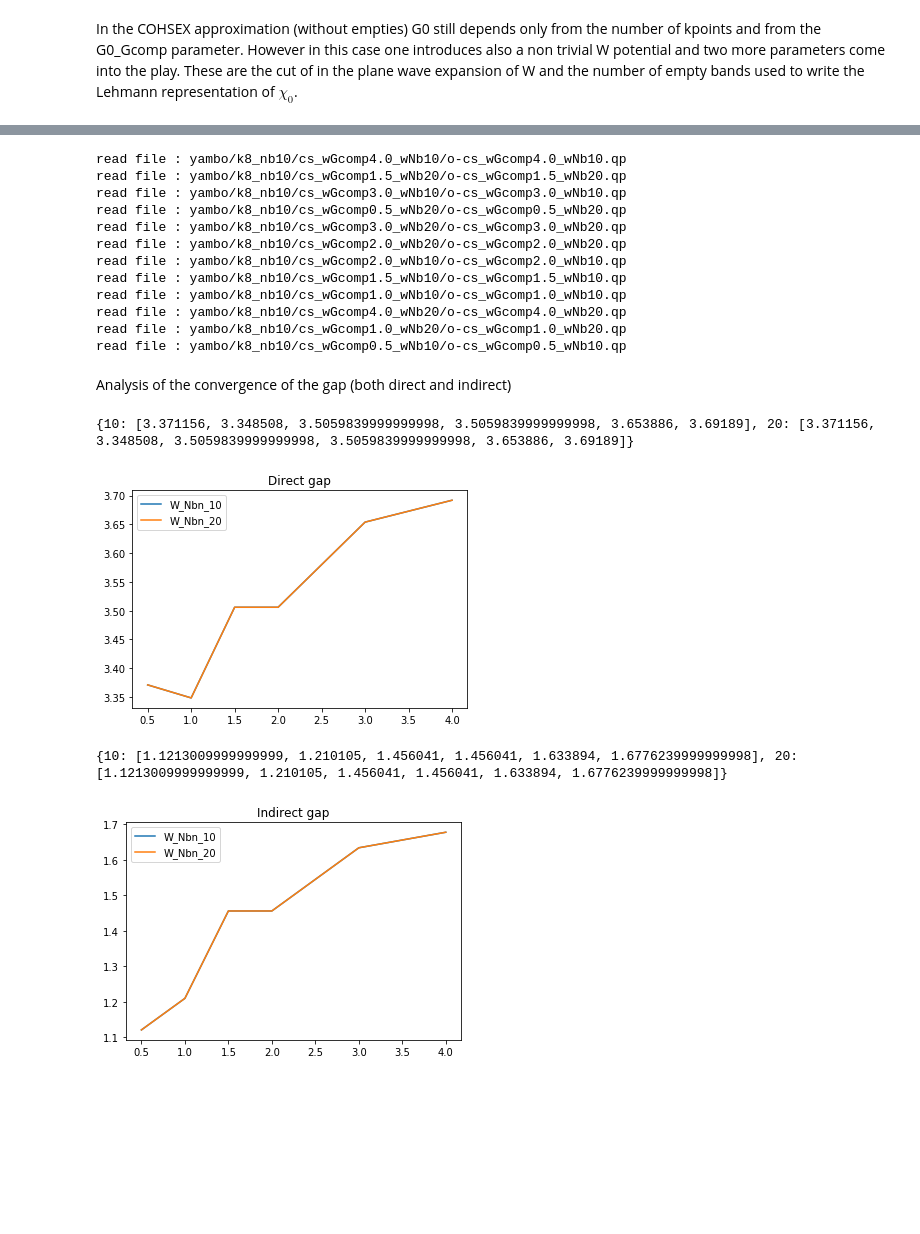
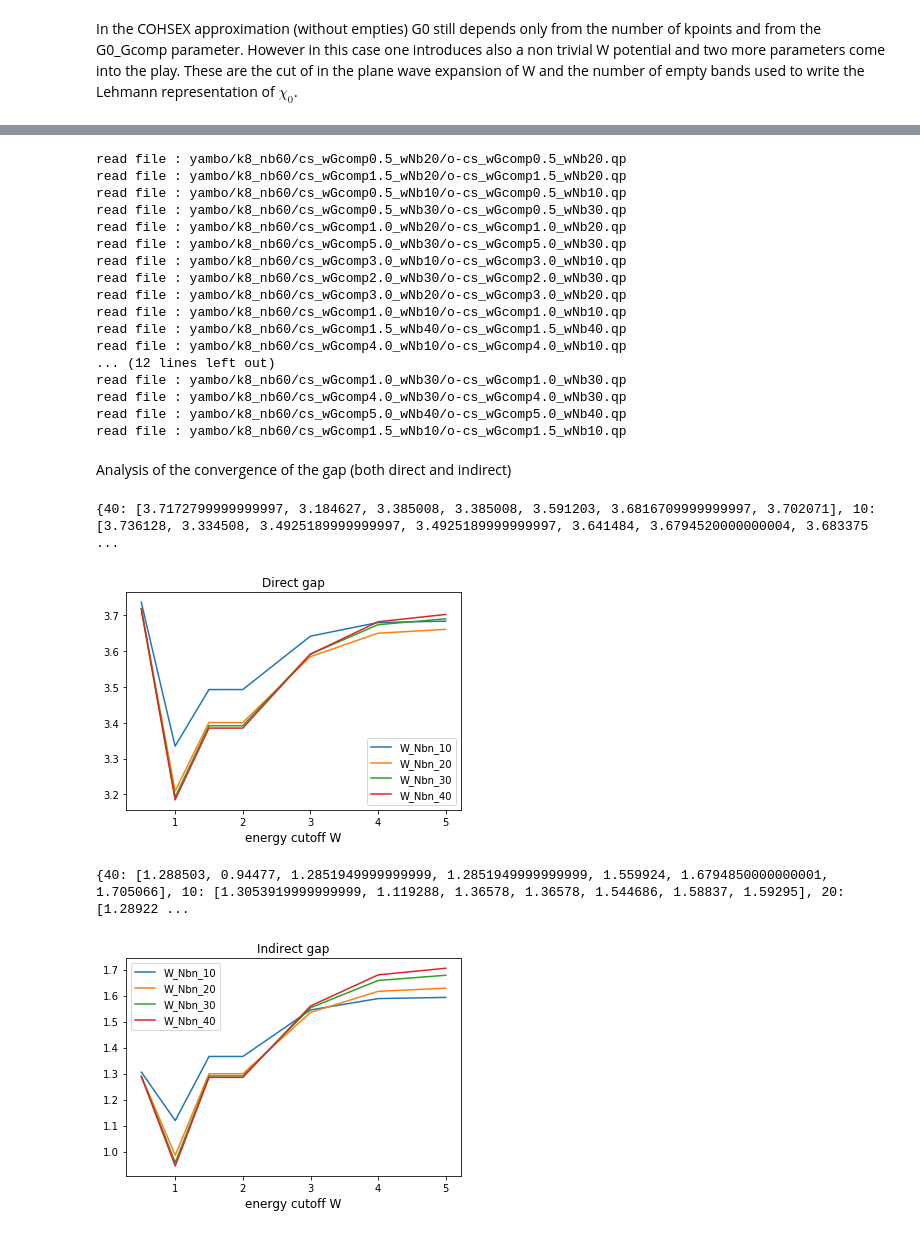
Before and after one commit to marcodalessandro76/Yambo-nb, a Jupyter notebook: Si-equilibrium/GW convergence analysis/GW Convergence Analysis.ipynb, the cells around one changed output, grey strips where cells are left out. Cells and saved outputs as stored; diff of their text form; code cells hidden in the pictures; blank space fills up the shorter version.

```diff
--- a/Si-equilibrium/GW convergence analysis/GW Convergence Analysis.ipynb
+++ b/Si-equilibrium/GW convergence analysis/GW Convergence Analysis.ipynb
@@ -70,3 +67,8 @@ nscf_nbnds = [10]
+# %%
+nscf_kpoints = [2,4,6,8]
+# probably it will be sufficient to give to the nscf_bnds only a single (high) value and
+# the parametric run will be done at the subsequent levels
+nscf_nbnds = [60]
 # %%
 reload(R)
 nscfDict = R.buildNscf(nscf_kpoints,nscf_nbnds,scf_kconv,scf_ecutconv)
@@ -182,12 +196,10 @@ gcomp = G0_Gcomp[3]
 colors = ['black','red','blue','green']
 for ind,k in enumerate(kp):
     y = yamboDic[k][nb]['hf'][gcomp]
-    BND = y['BND']
     E0 = y['E0']
     EHF = y['EHF']
-    for bnd,e0,ehf in zip(BND,E0,EHF):
-        if bnd < 8: #plot points of the first 8 band
-            plt.scatter(e0,ehf-e0,c = colors[ind])
+    for e0,ehf in zip(E0,EHF):
+        plt.scatter(e0,ehf-e0,c = colors[ind])
 plt.title('G0_Gcomp = '+str(gcomp)+' Ha')
 plt.show()
 # %% [output]
@@ -287,7 +299,10 @@ In the COHSEX one considers only the static contribution of the response $\chi(\
 # %% [markdown]
 In the COHSEX approximation (without empties) G0 still depends only from the number of kpoints and from the G0_Gcomp parameter. However in this case one introduces also a non trivial W potential and two more parameters come into the play. These are the cut of in the plane wave expansion of W and the number of empty bands used to write the Lehmann representation of $\chi_0$.
 # %%
-W_Gcomp = [0.5,1.0,1.5,2.0,3.0,4.0] #Ha
-W_nb = [10,20]
+W_Gcomp = [0.5,1.0,1.5,2.0,3.0,4.0,5.0] #Ha
+W_nb = [10,20,30,40]
+# compute the COHSEX correction only for the bands in the range
+firstbnd = 3
+lastbnd = 6
 # %%
 reload(R)
@@ -331,52 +333,58 @@ execute : cd yambo/k8_nb10 ; mpirun -np 8 yambo -F cs_wGcomp0.5_wNb10.in -J cs_w
 reload(R)
 R.getCOHSEXresults(yamboDic,hf_kconv)
 # %% [output]
-read file : yambo/k8_nb10/cs_wGcomp4.0_wNb10/o-cs_wGcomp4.0_wNb10.qp
-read file : yambo/k8_nb10/cs_wGcomp1.5_wNb20/o-cs_wGcomp1.5_wNb20.qp
-read file : yambo/k8_nb10/cs_wGcomp3.0_wNb10/o-cs_wGcomp3.0_wNb10.qp
-read file : yambo/k8_nb10/cs_wGcomp0.5_wNb20/o-cs_wGcomp0.5_wNb20.qp
-read file : yambo/k8_nb10/cs_wGcomp3.0_wNb20/o-cs_wGcomp3.0_wNb20.qp
-read file : yambo/k8_nb10/cs_wGcomp2.0_wNb20/o-cs_wGcomp2.0_wNb20.qp
-read file : yambo/k8_nb10/cs_wGcomp2.0_wNb10/o-cs_wGcomp2.0_wNb10.qp
-read file : yambo/k8_nb10/cs_wGcomp1.5_wNb10/o-cs_wGcomp1.5_wNb10.qp
-read file : yambo/k8_nb10/cs_wGcomp1.0_wNb10/o-cs_wGcomp1.0_wNb10.qp
-read file : yambo/k8_nb10/cs_wGcomp4.0_wNb20/o-cs_wGcomp4.0_wNb20.qp
-read file : yambo/k8_nb10/cs_wGcomp1.0_wNb20/o-cs_wGcomp1.0_wNb20.qp
-read file : yambo/k8_nb10/cs_wGcomp0.5_wNb10/o-cs_wGcomp0.5_wNb10.qp
+read file : yambo/k8_nb60/cs_wGcomp0.5_wNb20/o-cs_wGcomp0.5_wNb20.qp
+read file : yambo/k8_nb60/cs_wGcomp1.5_wNb20/o-cs_wGcomp1.5_wNb20.qp
+read file : yambo/k8_nb60/cs_wGcomp0.5_wNb10/o-cs_wGcomp0.5_wNb10.qp
+read file : yambo/k8_nb60/cs_wGcomp0.5_wNb30/o-cs_wGcomp0.5_wNb30.qp
+read file : yambo/k8_nb60/cs_wGcomp1.0_wNb20/o-cs_wGcomp1.0_wNb20.qp
+read file : yambo/k8_nb60/cs_wGcomp5.0_wNb30/o-cs_wGcomp5.0_wNb30.qp
+read file : yambo/k8_nb60/cs_wGcomp3.0_wNb10/o-cs_wGcomp3.0_wNb10.qp
+read file : yambo/k8_nb60/cs_wGcomp2.0_wNb30/o-cs_wGcomp2.0_wNb30.qp
+read file : yambo/k8_nb60/cs_wGcomp3.0_wNb20/o-cs_wGcomp3.0_wNb20.qp
+read file : yambo/k8_nb60/cs_wGcomp1.0_wNb10/o-cs_wGcomp1.0_wNb10.qp
+read file : yambo/k8_nb60/cs_wGcomp1.5_wNb40/o-cs_wGcomp1.5_wNb40.qp
+read file : yambo/k8_nb60/cs_wGcomp4.0_wNb10/o-cs_wGcomp4.0_wNb10.qp
+... (12 lines left out)
+read file : yambo/k8_nb60/cs_wGcomp1.0_wNb30/o-cs_wGcomp1.0_wNb30.qp
+read file : yambo/k8_nb60/cs_wGcomp4.0_wNb30/o-cs_wGcomp4.0_wNb30.qp
+read file : yambo/k8_nb60/cs_wGcomp5.0_wNb40/o-cs_wGcomp5.0_wNb40.qp
+read file : yambo/k8_nb60/cs_wGcomp1.5_wNb10/o-cs_wGcomp1.5_wNb10.qp
 # %% [markdown]
 Analysis of the convergence of the gap (both direct and indirect)
 # %%
 y = yamboDic[hf_kconv][nscf_nbnds[0]]['cs']
 
 dirGap = {}
 for wn in W_nb:
     dirGap[wn] = []
     for wg in W_Gcomp:
         ind = 0
         for kVal,bndVal in zip(y[wg,wn]['KP'],y[wg,wn]['BND']):
             if kVal == 1.0 and bndVal == 4.0:
                 break
             else:
                 ind +=1
         EHomo = y[wg,wn]['E0'][ind] + y[wg,wn]['EmE0'][ind]
         ind = 0
         for kVal,bndVal in zip(y[wg,wn]['KP'],y[wg,wn]['BND']):
             if kVal == 1.0 and bndVal == 5.0:
                 break
             else:
                 ind +=1
         ELumo = y[wg,wn]['E0'][ind] + y[wg,wn]['EmE0'][ind]
         dirGap[wn].append(ELumo-EHomo)
 
     plt.plot(W_Gcomp,dirGap[wn],label= 'W_Nbn_'+str(wn))
 
 print dirGap
+plt.xlabel('energy cutoff W',size=12)
 plt.title('Direct gap')
 plt.legend()
 plt.show()
 # %% [output]
-{10: [3.371156, 3.348508, 3.5059839999999998, 3.5059839999999998, 3.653886, 3.69189], 20: [3.371156, 3.348508, 3.5059839999999998, 3.5059839999999998, 3.653886, 3.69189]}
+{40: [3.7172799999999997, 3.184627, 3.385008, 3.385008, 3.591203, 3.6816709999999997, 3.702071], 10: [3.736128, 3.334508, 3.4925189999999997, 3.4925189999999997, 3.641484, 3.6794520000000004, 3.683375 ...
-[figure, old version]
+[figure, new version]
 # %%
 y = yamboDic[hf_kconv][nscf_nbnds[0]]['cs']
 
@@ -408,9 +416,10 @@ for wn in W_nb:
     plt.plot(W_Gcomp,indirGap[wn],label= 'W_Nbn_'+str(wn))
 
 print indirGap
+plt.xlabel('energy cutoff W',size=12)
 plt.title('Indirect gap')
 plt.legend()
 plt.show()
 # %% [output]
-{10: [1.1213009999999999, 1.210105, 1.456041, 1.456041, 1.633894, 1.6776239999999998], 20: [1.1213009999999999, 1.210105, 1.456041, 1.456041, 1.633894, 1.6776239999999998]}
+{40: [1.288503, 0.94477, 1.2851949999999999, 1.2851949999999999, 1.559924, 1.6794850000000001, 1.705066], 10: [1.3053919999999999, 1.119288, 1.36578, 1.36578, 1.544686, 1.58837, 1.59295], 20: [1.28922 ...
-[figure, old version]
+[figure, new version]
```
Also changed, not shown: parts of 15 cells of this notebook, 1 other file.
